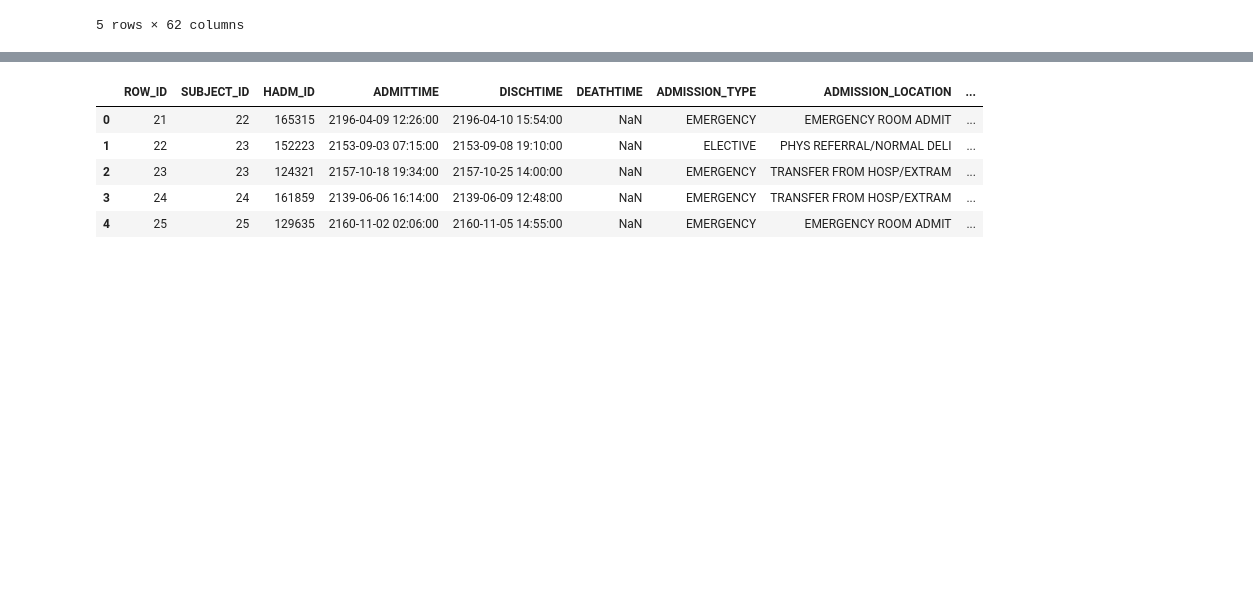
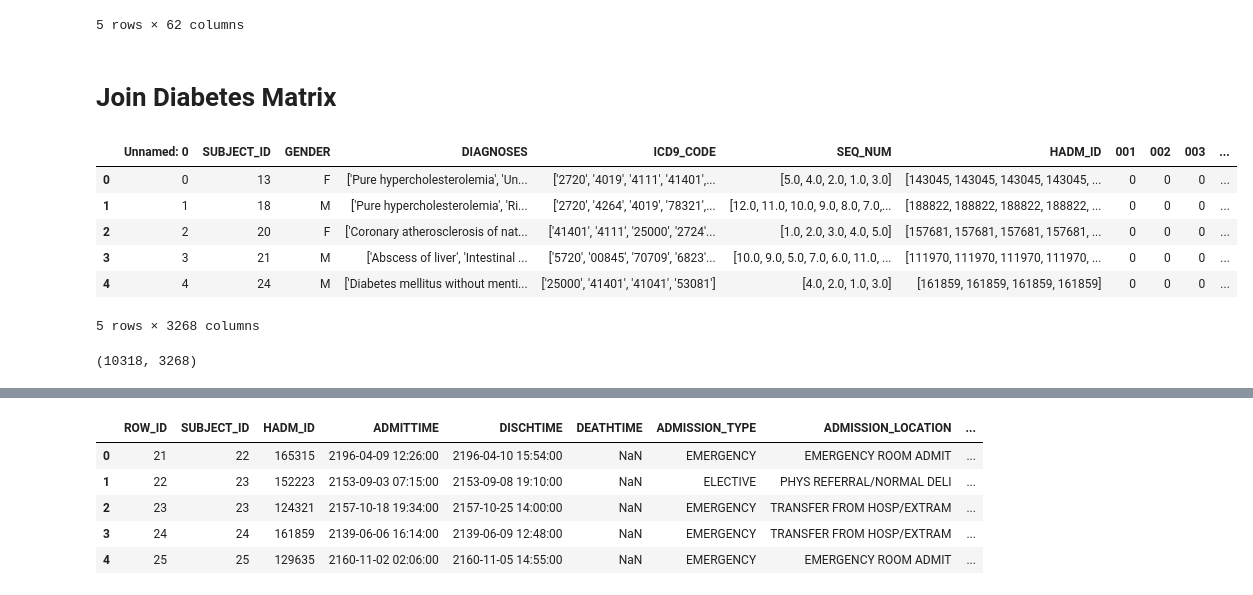
Before and after one commit to kathy908000/Health-Care-Research, a Jupyter notebook: MIMICIII-Matrixfinal.ipynb, the cells around one changed output, grey strips where cells are left out. Drawn from its saved outputs; the diff is of its cells as text; code cells hidden in the pictures; blank space fills up the shorter version.

```diff
--- a/MIMICIII-Matrixfinal.ipynb
+++ b/MIMICIII-Matrixfinal.ipynb
@@ -1691,3 +1691,20 @@ matrix2.head()
 | 3 | 5 | 0.0844 | 1 | 0 | 0 | 1 | 0 | 0 | 0 | ... |
 | 4 | 6 | 3.6729 | 1 | 1 | 0 | 0 | 0 | 0 | 0 | ... |
 5 rows × 62 columns
+# %% [markdown]
+# Join Diabetes Matrix
+# %%
+diadf= pd.read_csv('diabetes_binary.csv')
+diadf.head()
+# %% [output]
+|  | Unnamed: 0 | SUBJECT_ID | GENDER | DIAGNOSES | ICD9_CODE | SEQ_NUM | HADM_ID | 001 | 002 | 003 | ... |
+| 0 | 0 | 13 | F | ['Pure hypercholesterolemia', 'Un... | ['2720', '4019', '4111', '41401',... | [5.0, 4.0, 2.0, 1.0, 3.0] | [143045, 143045, 143045, 143045, ... | 0 | 0 | 0 | ... |
+| 1 | 1 | 18 | M | ['Pure hypercholesterolemia', 'Ri... | ['2720', '4264', '4019', '78321',... | [12.0, 11.0, 10.0, 9.0, 8.0, 7.0,... | [188822, 188822, 188822, 188822, ... | 0 | 0 | 0 | ... |
+| 2 | 2 | 20 | F | ['Coronary atherosclerosis of nat... | ['41401', '4111', '25000', '2724'... | [1.0, 2.0, 3.0, 4.0, 5.0] | [157681, 157681, 157681, 157681, ... | 0 | 0 | 0 | ... |
+| 3 | 3 | 21 | M | ['Abscess of liver', 'Intestinal ... | ['5720', '00845', '70709', '6823'... | [10.0, 9.0, 5.0, 7.0, 6.0, 11.0, ... | [111970, 111970, 111970, 111970, ... | 0 | 0 | 0 | ... |
+| 4 | 4 | 24 | M | ['Diabetes mellitus without menti... | ['25000', '41401', '41041', '53081'] | [4.0, 2.0, 1.0, 3.0] | [161859, 161859, 161859, 161859] | 0 | 0 | 0 | ... |
+5 rows × 3268 columns
+# %%
+diadf.shape
+# %% [output]
+(10318, 3268)
```
Also changed, not shown: parts of 14 cells of this notebook.
